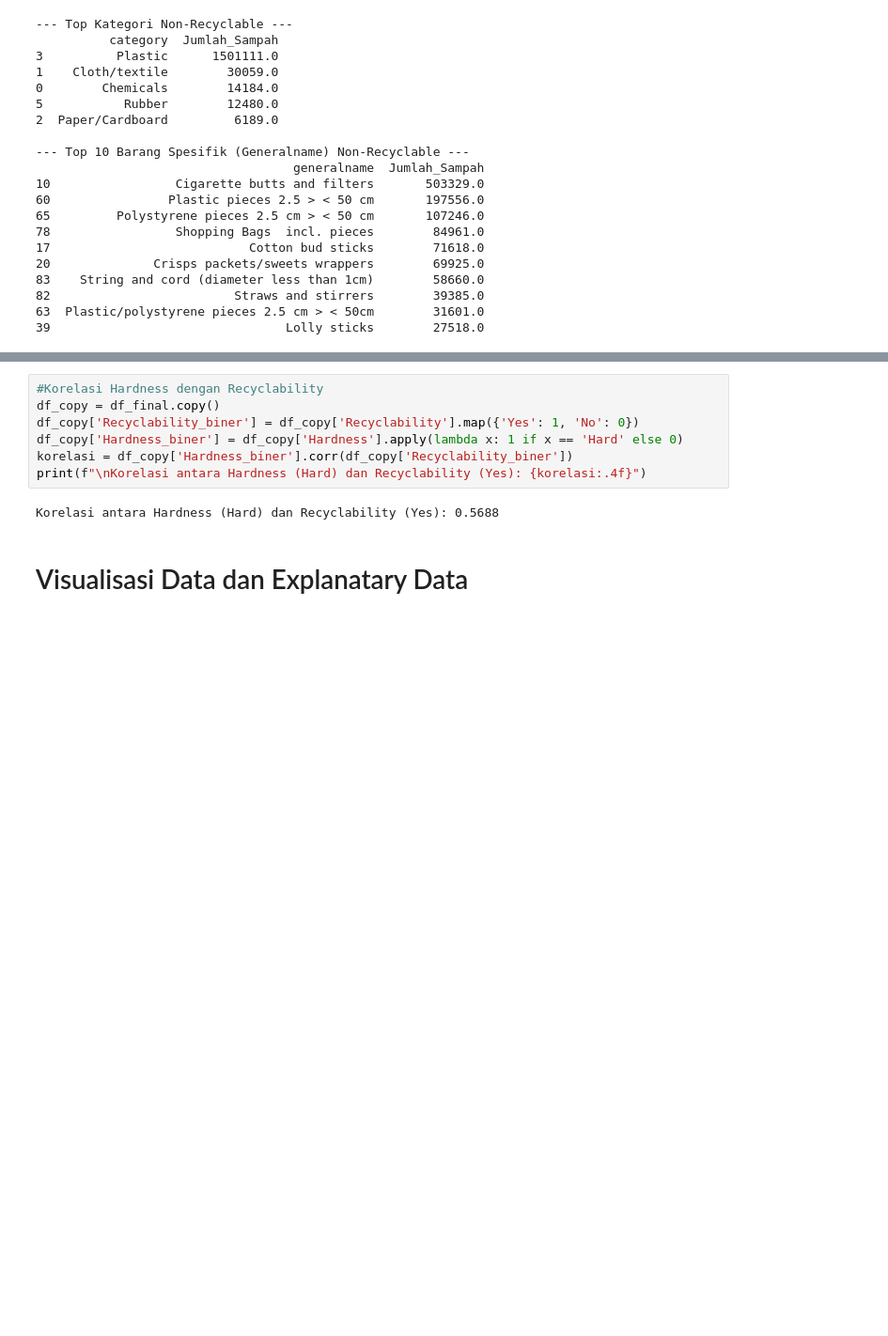
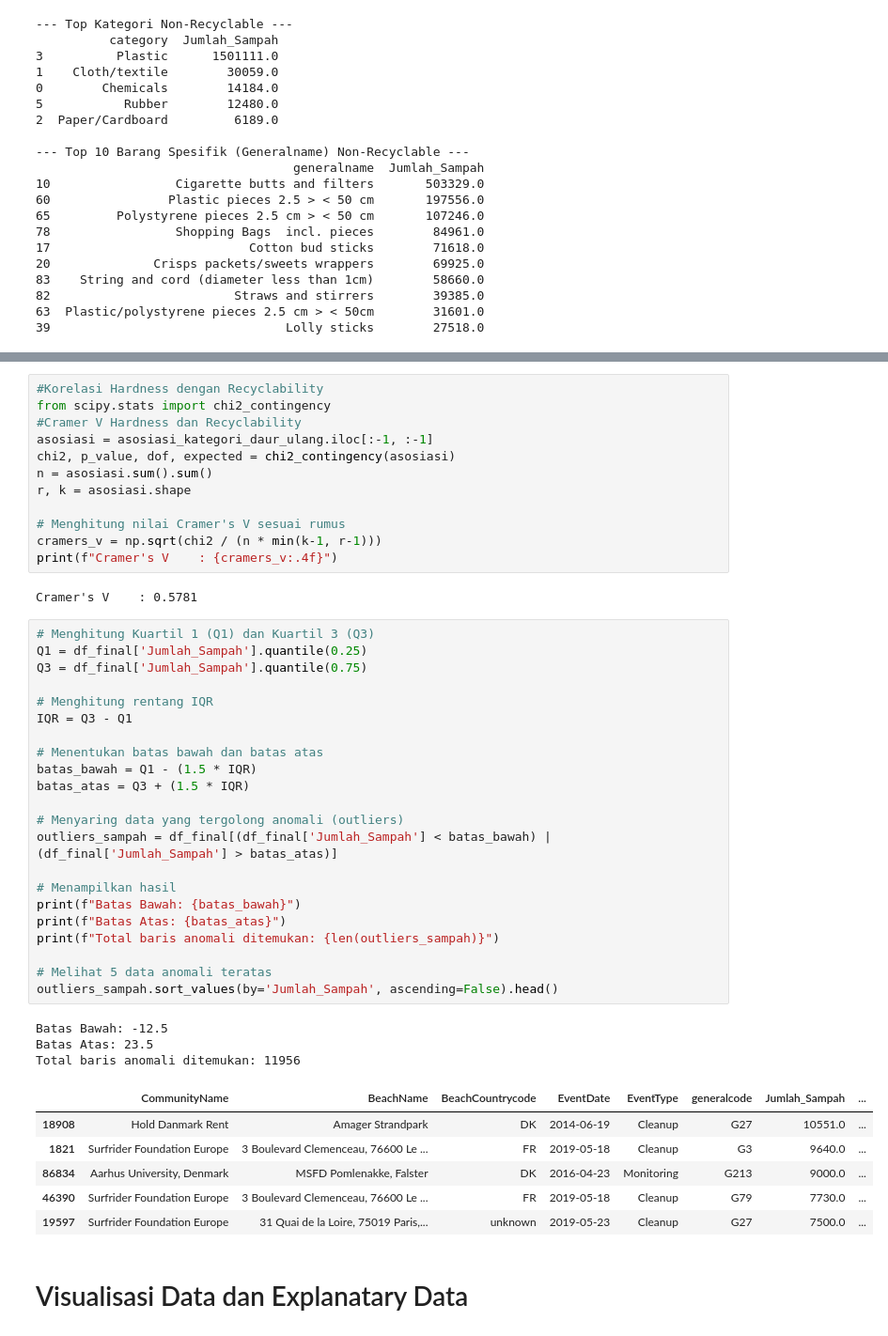
Before and after one commit to rafibakhtiarr/CapstoneDS, a Jupyter notebook: capstone.ipynb, the cells around one changed output, grey strips where cells are left out. Shown at 94% size. Drawn from its saved outputs; the diff is of its cells as text; blank space fills up the shorter version.

```diff
--- a/capstone.ipynb
+++ b/capstone.ipynb
@@ -682,12 +651,49 @@ Name: Jumlah_Sampah, dtype: float64
 # %%
 #Korelasi Hardness dengan Recyclability
-df_copy = df_final.copy()
-df_copy['Recyclability_biner'] = df_copy['Recyclability'].map({'Yes': 1, 'No': 0})
-df_copy['Hardness_biner'] = df_copy['Hardness'].apply(lambda x: 1 if x == 'Hard' else 0)
-korelasi = df_copy['Hardness_biner'].corr(df_copy['Recyclability_biner'])
-print(f"\nKorelasi antara Hardness (Hard) dan Recyclability (Yes): {korelasi:.4f}")
+from scipy.stats import chi2_contingency
+#Cramer V Hardness dan Recyclability
+asosiasi = asosiasi_kategori_daur_ulang.iloc[:-1, :-1]
+chi2, p_value, dof, expected = chi2_contingency(asosiasi)
+n = asosiasi.sum().sum()
+r, k = asosiasi.shape
+
+# Menghitung nilai Cramer's V sesuai rumus
+cramers_v = np.sqrt(chi2 / (n * min(k-1, r-1)))
+print(f"Cramer's V    : {cramers_v:.4f}")
 # %% [output]
-Korelasi antara Hardness (Hard) dan Recyclability (Yes): 0.5688
+Cramer's V    : 0.5781
+# %%
+# Menghitung Kuartil 1 (Q1) dan Kuartil 3 (Q3)
+Q1 = df_final['Jumlah_Sampah'].quantile(0.25)
+Q3 = df_final['Jumlah_Sampah'].quantile(0.75)
+
+# Menghitung rentang IQR
+IQR = Q3 - Q1
+
+# Menentukan batas bawah dan batas atas
+batas_bawah = Q1 - (1.5 * IQR)
+batas_atas = Q3 + (1.5 * IQR)
+
+# Menyaring data yang tergolong anomali (outliers)
+outliers_sampah = df_final[(df_final['Jumlah_Sampah'] < batas_bawah) | (df_final['Jumlah_Sampah'] > batas_atas)]
+
+# Menampilkan hasil
+print(f"Batas Bawah: {batas_bawah}")
+print(f"Batas Atas: {batas_atas}")
+print(f"Total baris anomali ditemukan: {len(outliers_sampah)}")
+
+# Melihat 5 data anomali teratas
+outliers_sampah.sort_values(by='Jumlah_Sampah', ascending=False).head()
+# %% [output]
+Batas Bawah: -12.5
+Batas Atas: 23.5
+Total baris anomali ditemukan: 11956
+|  | CommunityName | BeachName | BeachCountrycode | EventDate | EventType | generalcode | Jumlah_Sampah | ... |
+| 18908 | Hold Danmark Rent | Amager Strandpark | DK | 2014-06-19 | Cleanup | G27 | 10551.0 | ... |
+| 1821 | Surfrider Foundation Europe | 3 Boulevard Clemenceau, 76600 Le ... | FR | 2019-05-18 | Cleanup | G3 | 9640.0 | ... |
+| 86834 | Aarhus University, Denmark | MSFD Pomlenakke, Falster | DK | 2016-04-23 | Monitoring | G213 | 9000.0 | ... |
+| 46390 | Surfrider Foundation Europe | 3 Boulevard Clemenceau, 76600 Le ... | FR | 2019-05-18 | Cleanup | G79 | 7730.0 | ... |
+| 19597 | Surfrider Foundation Europe | 31 Quai de la Loire, 75019 Paris,... | unknown | 2019-05-23 | Cleanup | G27 | 7500.0 | ... |
 # %% [markdown]
 # Visualisasi Data dan Explanatary Data
 # %%
```
Also changed, not shown: parts of 12 cells of this notebook, 5 other files.
